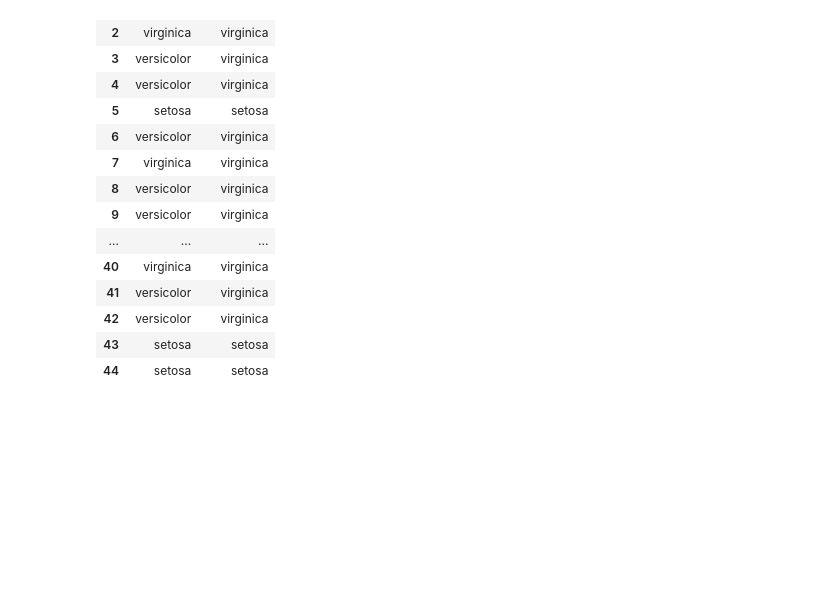
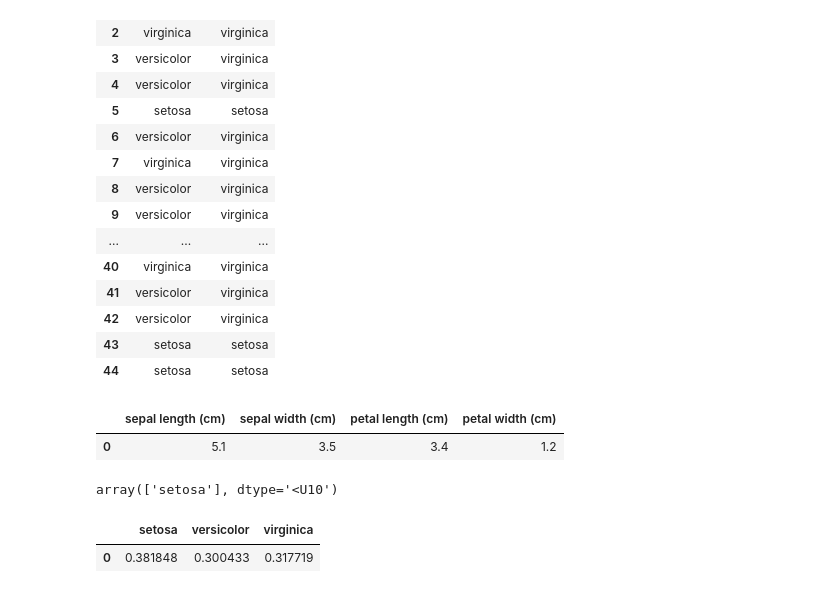
Before and after one commit to python-developer-algebra-klujic/pyds-ponavljanje, a Jupyter notebook: 9_scikit_learn.ipynb, the cells around one changed output. Cells and saved outputs as stored; diff of their text form; code cells hidden in the pictures; blank space fills up the shorter version.

```diff
--- a/9_scikit_learn.ipynb
+++ b/9_scikit_learn.ipynb
@@ -255,3 +255,25 @@ rezultati
 | 42 | versicolor | virginica |
 | 43 | setosa | setosa |
 | 44 | setosa | setosa |
+# %%
+novi_cvijet = pd.DataFrame([[5.1, 3.5, 3.4, 1.2]], columns=iris.feature_names)
+
+novi_cvijet
+# %% [output]
+|  | sepal length (cm) | sepal width (cm) | petal length (cm) | petal width (cm) |
+| 0 | 5.1 | 3.5 | 3.4 | 1.2 |
+# %%
+predikcija = model.predict(novi_cvijet)
+
+vrsta = iris.target_names[predikcija]
+vrsta
+# %% [output]
+array(['setosa'], dtype='<U10')
+# %%
+vjerojatnosti = model.predict_proba(novi_cvijet)
+
+vjerojatnosti_df = pd.DataFrame(vjerojatnosti, columns=iris.target_names)
+vjerojatnosti_df
+# %% [output]
+|  | setosa | versicolor | virginica |
+| 0 | 0.381848 | 0.300433 | 0.317719 |
```
